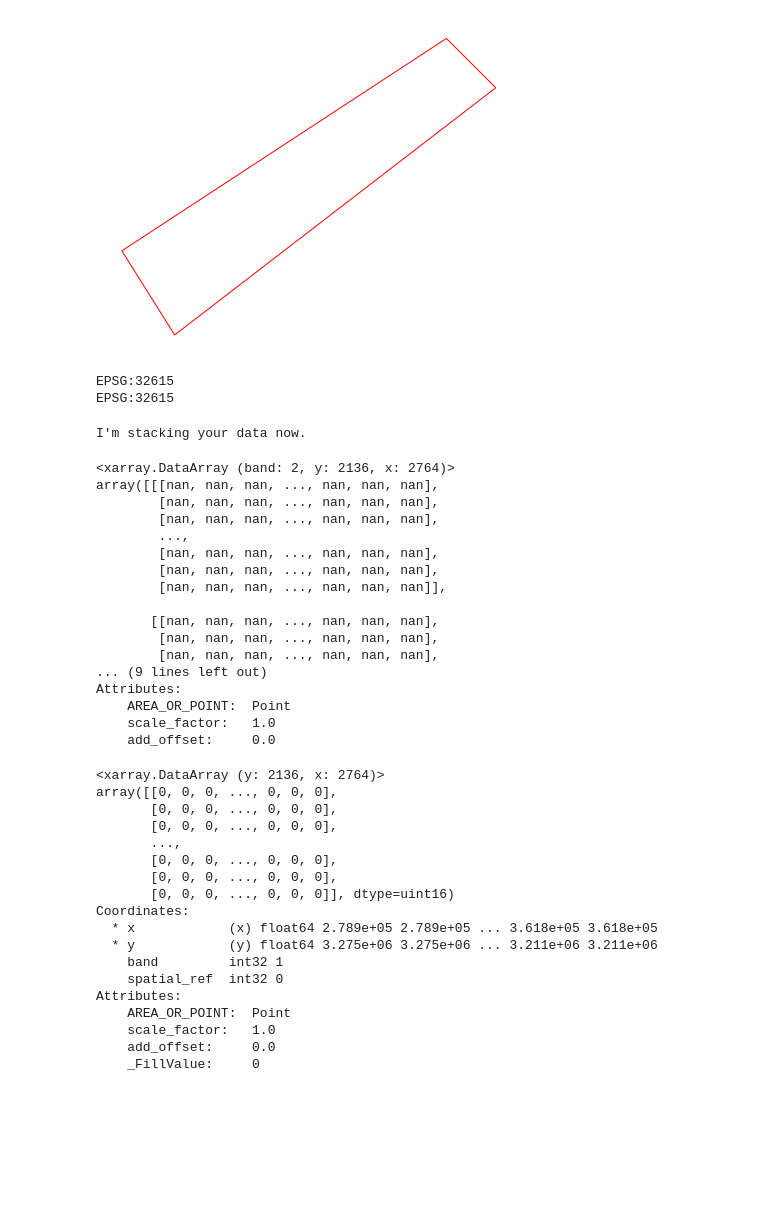
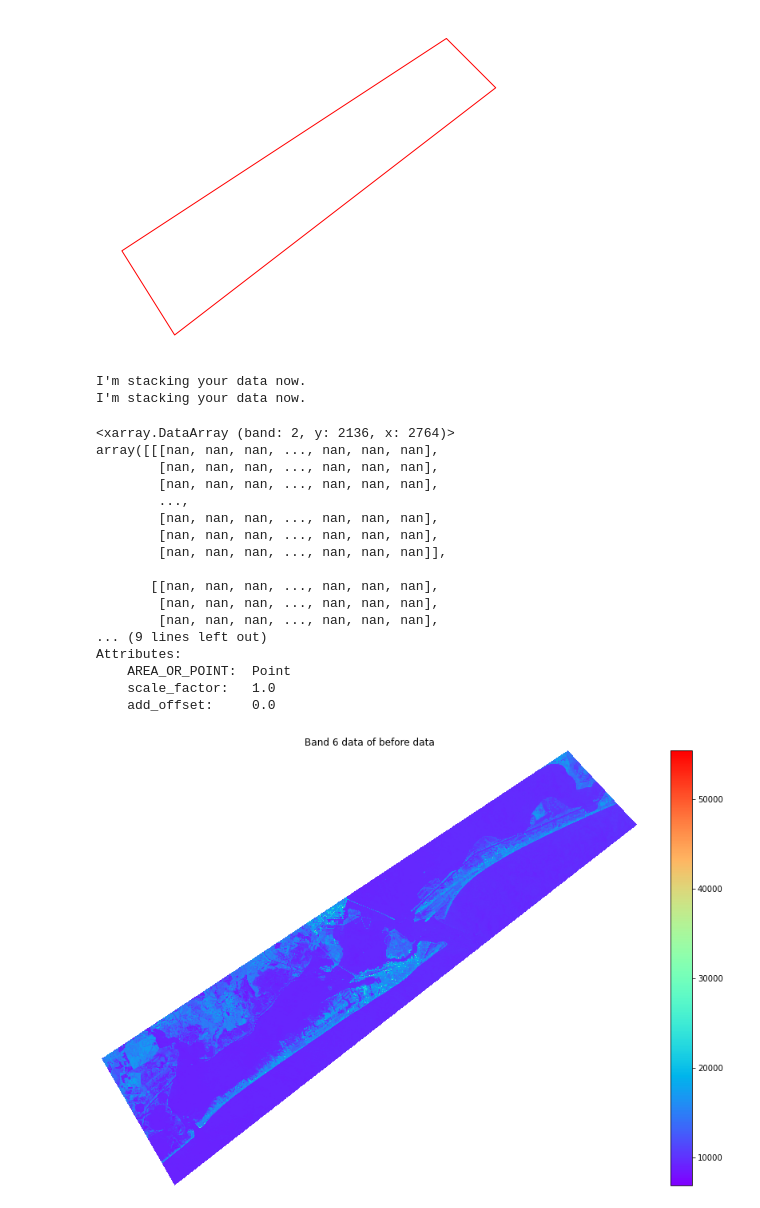
Before and after one commit to maluajai1/Spatial_thoughts, a Jupyter notebook: Change_harvey.ipynb, the cells around one changed output. Saved outputs shown, nothing was run; the diff lists cells and outputs as text; code cells hidden in the pictures; blank space fills up the shorter version.

```diff
--- a/Change_harvey.ipynb
+++ b/Change_harvey.ipynb
@@ -73,19 +71,14 @@ ax.axis('off')
 # %% [output]
 (-95.3157658688847, -94.38323033948106, 28.976792465134483, 29.621843881945885)
 [figure]
-# %%
-for data in band_path:
-    landsat_crs = es.crs_check(data)
-    print(landsat_crs)
-    aoi_utm = aoi.to_crs(landsat_crs)
-# %% [output]
-EPSG:32615
-EPSG:32615
 # %%
-landsat_pre = process_bands(band_path, crop_layer=aoi_utm, stack=True)
-landsat_pre
+landsat_clip_before = process_bands(before_band_path, crop_layer=aoi_utm, stack=True)
+landsat_clip_before
+landsat_clip_after = process_bands(after_band_path, crop_layer=aoi_utm, stack=True)
+landsat_clip_after
 # %% [output]
 I'm stacking your data now.
+I'm stacking your data now.
 <xarray.DataArray (band: 2, y: 2136, x: 2764)>
 array([[[nan, nan, nan, ..., nan, nan, nan],
         [nan, nan, nan, ..., nan, nan, nan],
@@ -103,24 +96,12 @@ Attributes:
     AREA_OR_POINT:  Point
     scale_factor:   1.0
     add_offset:     0.0
-# %%
-landsat_clip
-# %% [output]
-<xarray.DataArray (y: 2136, x: 2764)>
-array([[0, 0, 0, ..., 0, 0, 0],
-       [0, 0, 0, ..., 0, 0, 0],
-       [0, 0, 0, ..., 0, 0, 0],
-       ...,
-       [0, 0, 0, ..., 0, 0, 0],
-       [0, 0, 0, ..., 0, 0, 0],
-       [0, 0, 0, ..., 0, 0, 0]], dtype=uint16)
-Coordinates:
-  * x            (x) float64 2.789e+05 2.789e+05 ... 3.618e+05 3.618e+05
-  * y            (y) float64 3.275e+06 3.275e+06 ... 3.211e+06 3.211e+06
-    band         int32 1
-    spatial_ref  int32 0
-Attributes:
-    AREA_OR_POINT:  Point
-    scale_factor:   1.0
-    add_offset:     0.0
-    _FillValue:     0
+# %%
+f, ax = plt.subplots(figsize = (15,10))
+landsat_clip_before[1].plot.imshow(cmap="rainbow",
+                            ax=ax)
+ax.set_title("Band 6 data of before data")
+ax.set_axis_off()
+plt.show()
+# %% [output]
+[figure, added]
```
Also changed, not shown: parts of 11 cells of this notebook.
